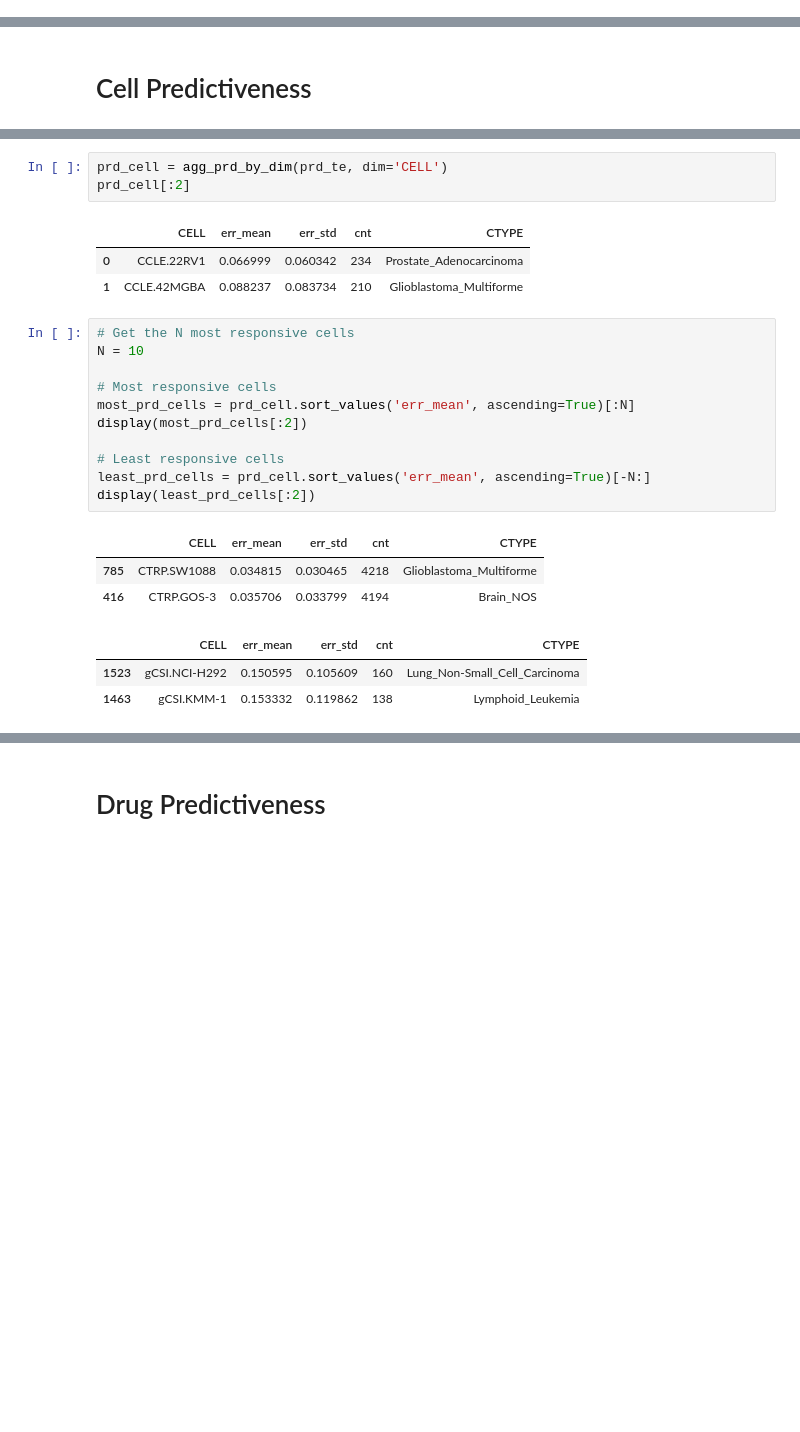
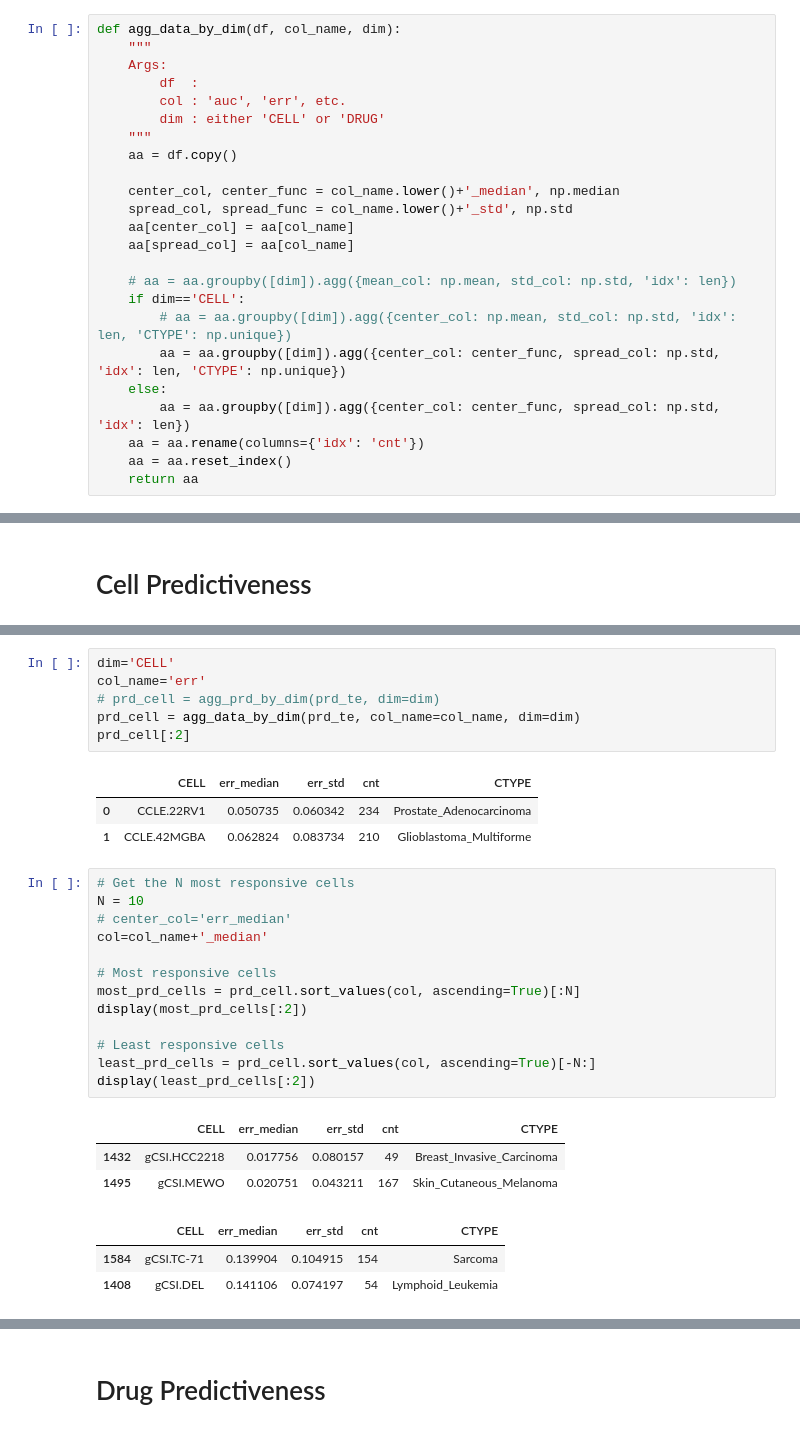
Before and after one commit to adpartin/DrugResponseViz, a Jupyter notebook: notebooks/post_processing.ipynb, the cells around one changed output, grey strips where cells are left out. Drawn from its saved outputs; the diff is of its cells as text; blank space fills up the shorter version.

```diff
--- a/notebooks/post_processing.ipynb
+++ b/notebooks/post_processing.ipynb
@@ -158,4 +164,28 @@ print(rsp.shape)
 # Cell Responsiveness
 
 Are the cell names consistent across sources?
+# %%
+def agg_data_by_dim(df, col_name, dim):
+    """
+    Args:
+        df  :
+        col : 'auc', 'err', etc.
+        dim : either 'CELL' or 'DRUG'
+    """
+    aa = df.copy()
+
+    center_col, center_func = col_name.lower()+'_median', np.median
+    spread_col, spread_func = col_name.lower()+'_std', np.std
+    aa[center_col] = aa[col_name]
+    aa[spread_col] = aa[col_name]
+
+    # aa = aa.groupby([dim]).agg({mean_col: np.mean, std_col: np.std, 'idx': len})
+    if dim=='CELL':
+        # aa = aa.groupby([dim]).agg({center_col: np.mean, std_col: np.std, 'idx': len, 'CTYPE': np.unique})
+        aa = aa.groupby([dim]).agg({center_col: center_func, spread_col: np.std, 'idx': len, 'CTYPE': np.unique})
+    else:
+        aa = aa.groupby([dim]).agg({center_col: center_func, spread_col: np.std, 'idx': len})
+    aa = aa.rename(columns={'idx': 'cnt'})
+    aa = aa.reset_index()
+    return aa
 # %%
@@ -301,28 +357,33 @@ def agg_prd_by_dim(df, dim):
     df_ = df_.rename(columns={'idx': 'cnt'})
     df_ = df_.reset_index()
     return df_
-# %%
-prd_cell = agg_prd_by_dim(prd_te, dim='CELL')
-prd_cell[:2]
-# %% [output]
-|  | CELL | err_mean | err_std | cnt | CTYPE |
-| 0 | CCLE.22RV1 | 0.066999 | 0.060342 | 234 | Prostate_Adenocarcinoma |
-| 1 | CCLE.42MGBA | 0.088237 | 0.083734 | 210 | Glioblastoma_Multiforme |
+# %%
+dim='CELL'
+col_name='err'
+# prd_cell = agg_prd_by_dim(prd_te, dim=dim)
+prd_cell = agg_data_by_dim(prd_te, col_name=col_name, dim=dim)
+prd_cell[:2]
+# %% [output]
+|  | CELL | err_median | err_std | cnt | CTYPE |
+| 0 | CCLE.22RV1 | 0.050735 | 0.060342 | 234 | Prostate_Adenocarcinoma |
+| 1 | CCLE.42MGBA | 0.062824 | 0.083734 | 210 | Glioblastoma_Multiforme |
 # %%
 # Get the N most responsive cells
 N = 10
+# center_col='err_median'
+col=col_name+'_median'
 
 # Most responsive cells
-most_prd_cells = prd_cell.sort_values('err_mean', ascending=True)[:N]
+most_prd_cells = prd_cell.sort_values(col, ascending=True)[:N]
 display(most_prd_cells[:2])
 
 # Least responsive cells
-least_prd_cells = prd_cell.sort_values('err_mean', ascending=True)[-N:]
+least_prd_cells = prd_cell.sort_values(col, ascending=True)[-N:]
 display(least_prd_cells[:2])
 # %% [output]
-|  | CELL | err_mean | err_std | cnt | CTYPE |
-| 785 | CTRP.SW1088 | 0.034815 | 0.030465 | 4218 | Glioblastoma_Multiforme |
-| 416 | CTRP.GOS-3 | 0.035706 | 0.033799 | 4194 | Brain_NOS |
+|  | CELL | err_median | err_std | cnt | CTYPE |
+| 1432 | gCSI.HCC2218 | 0.017756 | 0.080157 | 49 | Breast_Invasive_Carcinoma |
+| 1495 | gCSI.MEWO | 0.020751 | 0.043211 | 167 | Skin_Cutaneous_Melanoma |
-|  | CELL | err_mean | err_std | cnt | CTYPE |
-| 1523 | gCSI.NCI-H292 | 0.150595 | 0.105609 | 160 | Lung_Non-Small_Cell_Carcinoma |
-| 1463 | gCSI.KMM-1 | 0.153332 | 0.119862 | 138 | Lymphoid_Leukemia |
+|  | CELL | err_median | err_std | cnt | CTYPE |
+| 1584 | gCSI.TC-71 | 0.139904 | 0.104915 | 154 | Sarcoma |
+| 1408 | gCSI.DEL | 0.141106 | 0.074197 | 54 | Lymphoid_Leukemia |
```
Also changed, not shown: parts of 30 cells of this notebook, 3 other files.
